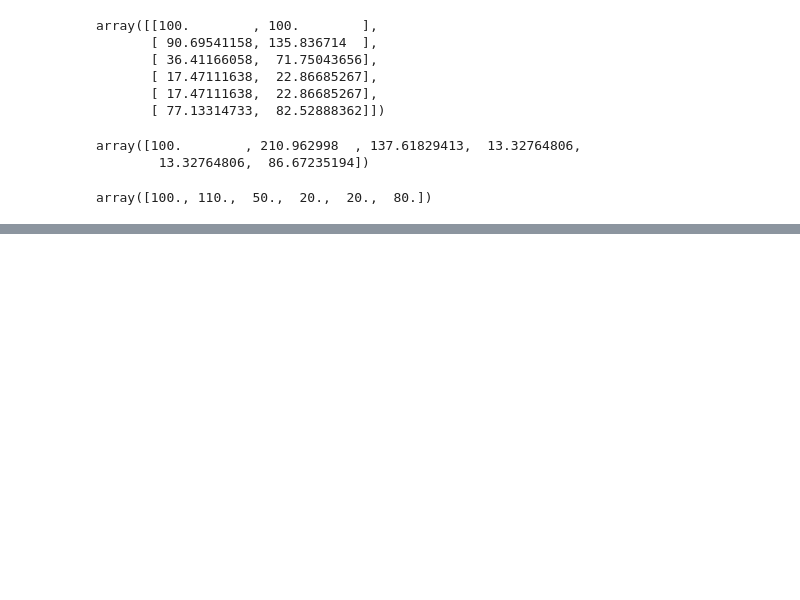
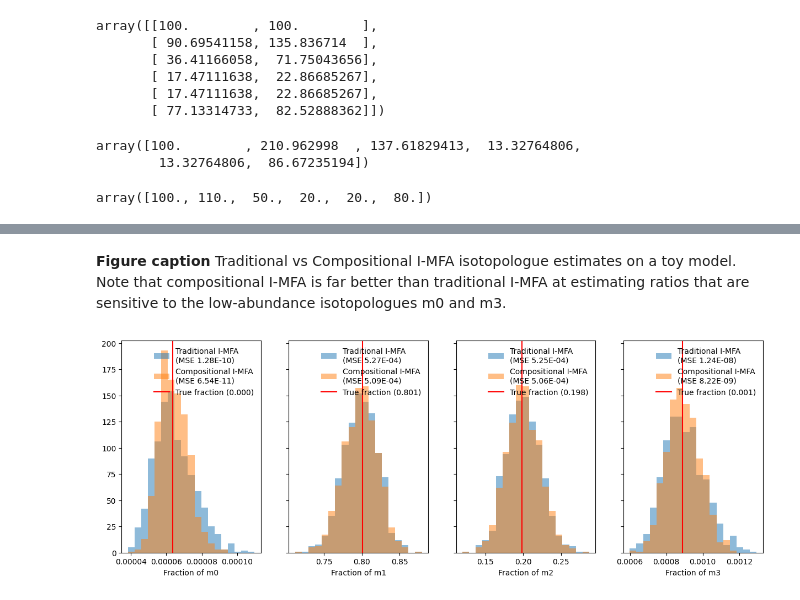
Before and after one commit to dtu-qmcm/cmfa, a Jupyter notebook: notebooks/toy_network.ipynb, the cells around one changed output, grey strips where cells are left out. Saved outputs shown, nothing was run; the diff lists cells and outputs as text; code cells hidden in the pictures; blank space fills up the shorter version.

```diff
--- a/notebooks/toy_network.ipynb
+++ b/notebooks/toy_network.ipynb
@@ -309,0 +158,22 @@ plt.show()
+# %% [markdown]
+**Figure caption** Traditional vs Compositional I-MFA isotopologue estimates on a toy model. Note that compositional I-MFA is far better than traditional I-MFA at estimating ratios that are sensitive to the low-abundance isotopologues m0 and m3.
+# %%
+f, axes = plt.subplots(1, 4, sharey=True, figsize=[15, 5])
+
+trad = estimated_ids_euclidean
+comp = estimated_ids_ilr
+truth = true_composition
+
+for (i, ax) in enumerate(axes):
+    mse_trad = np.mean((trad[:, i] - truth[i]) ** 2)
+    mse_comp = np.mean((comp[:, i] - truth[i]) ** 2)
+    xmin = np.min(np.concat([trad[:, i], comp[:, i]]))
+    xmax = np.max(np.concat([trad[:, i], comp[:, i]]))
+    bins = np.linspace(xmin, xmax, 20)
+    ax.hist(trad[:, i], bins=bins, alpha=0.5, label=f"Traditional I-MFA\n(MSE {mse_trad:.2E})")
+    ax.hist(comp[:, i], bins=bins, alpha=0.5, label=f"Compositional I-MFA\n(MSE {mse_comp:.2E})")
+    ax.axvline(truth[i], color="red", label=f"True fraction ({truth[i]:.3f})")
+    ax.legend(frameon=False)
+    ax.set(xlabel=f"Fraction of m{i}")
+# %% [output]
+[figure, added]
```
Also changed, not shown: parts of 17 cells of this notebook, 6 other files.
